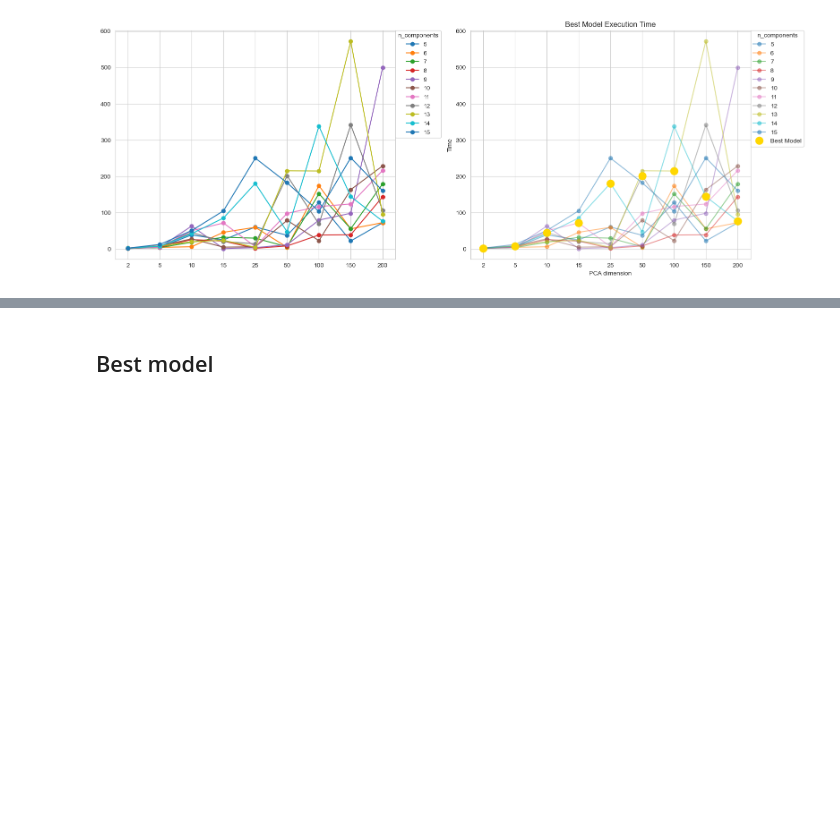
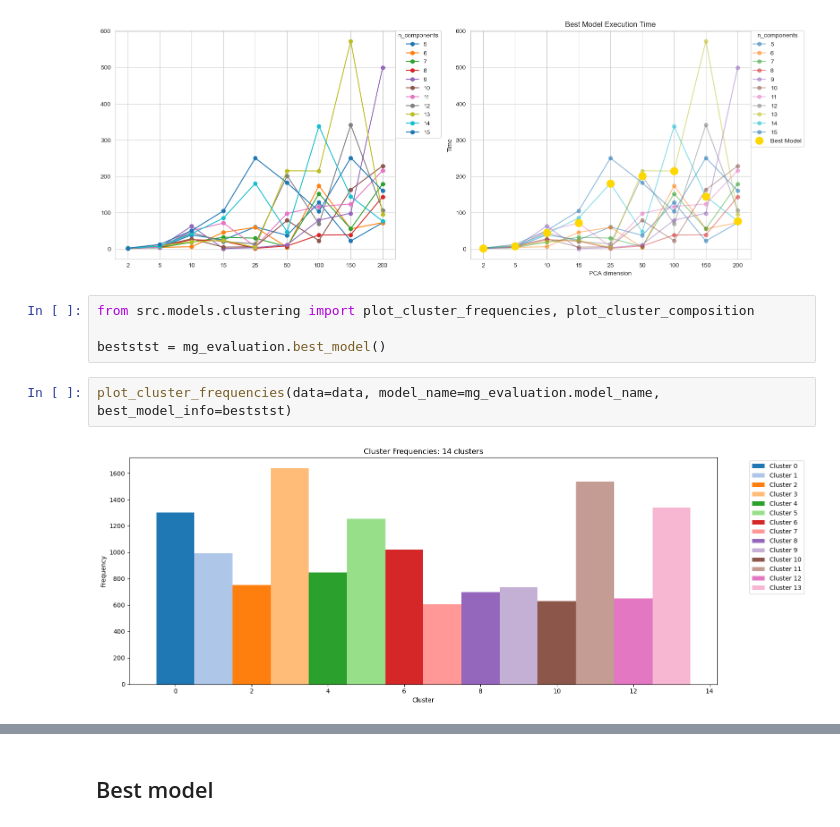
Before and after one commit to RuieX/clustering, a Jupyter notebook: src/notebooks/gaussian_mixture.ipynb, the cells around one changed output, grey strips where cells are left out. Cells and saved outputs as stored; diff of their text form; blank space fills up the shorter version.

Commit message:
plots

```diff
--- a/src/notebooks/gaussian_mixture.ipynb
+++ b/src/notebooks/gaussian_mixture.ipynb
@@ -219,3 +219,11 @@ mg_evaluation.plot_n_clusters_with_highlight(save=True)
 mg_evaluation.plot_time_with_highlight(save=True)
 # %% [output]
 [figure]
+# %%
+from src.models.clustering import plot_cluster_frequencies, plot_cluster_composition
+
+beststst = mg_evaluation.best_model()
+# %%
+plot_cluster_frequencies(data=data, model_name=mg_evaluation.model_name, best_model_info=beststst)
+# %% [output]
+[figure, added]
```
Also changed, not shown: parts of 3 cells of this notebook, 5 other files.
